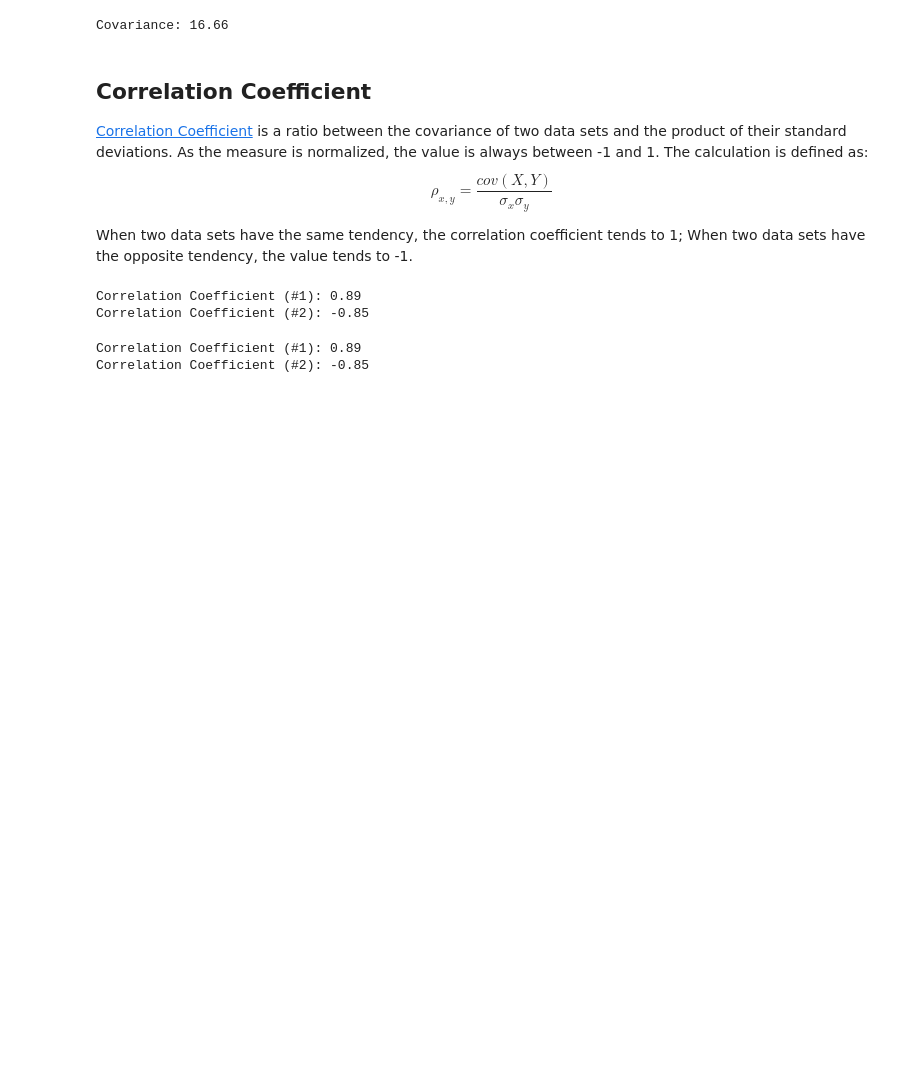
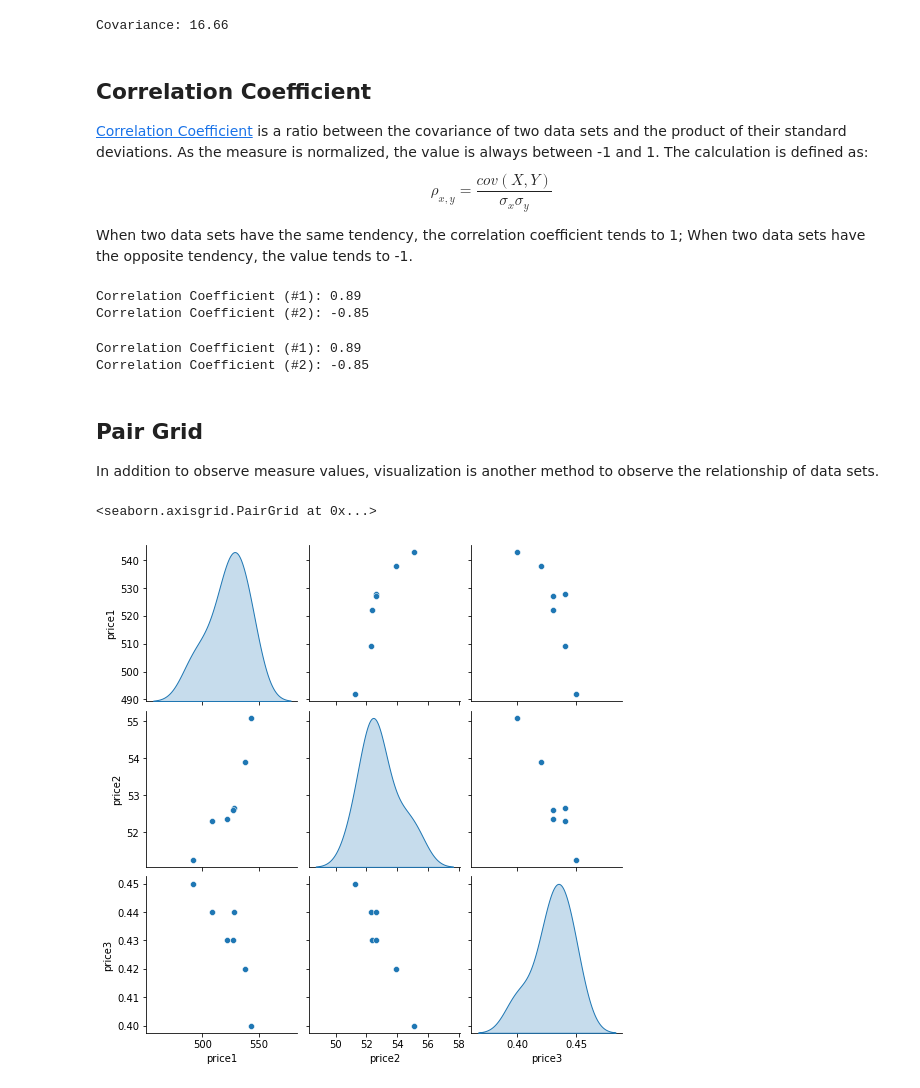
Before and after one commit to tekichan/statistics-tutorial, a Jupyter notebook: lesson04.ipynb, the cells around one changed output. Cells and saved outputs as stored; diff of their text form; code cells hidden in the pictures; blank space fills up the shorter version.

Commit message:
Add Seaborn

```diff
--- a/lesson04.ipynb
+++ b/lesson04.ipynb
@@ -115,3 +115,24 @@ print('Correlation Coefficient (#2): {:.2f}'.format(float(corr2[0][1])))
 # %% [output]
 Correlation Coefficient (#1): 0.89
 Correlation Coefficient (#2): -0.85
+# %% [markdown]
+## Pair Grid
+
+In addition to observe measure values, visualization is another method to observe the relationship of data sets.
+# %%
+import pandas as pd
+import seaborn as sb
+
+# Load previous data sets into Data Frame
+df = pd.DataFrame(
+    {
+        'price1': price1
+        , 'price2': price2
+        , 'price3': price3
+    }
+)
+
+sb.pairplot(df, diag_kind='kde')
+# %% [output]
+<seaborn.axisgrid.PairGrid at 0x...>
+[figure, added]
```
Also changed, not shown: parts of 1 cell of this notebook, 1 other file.
